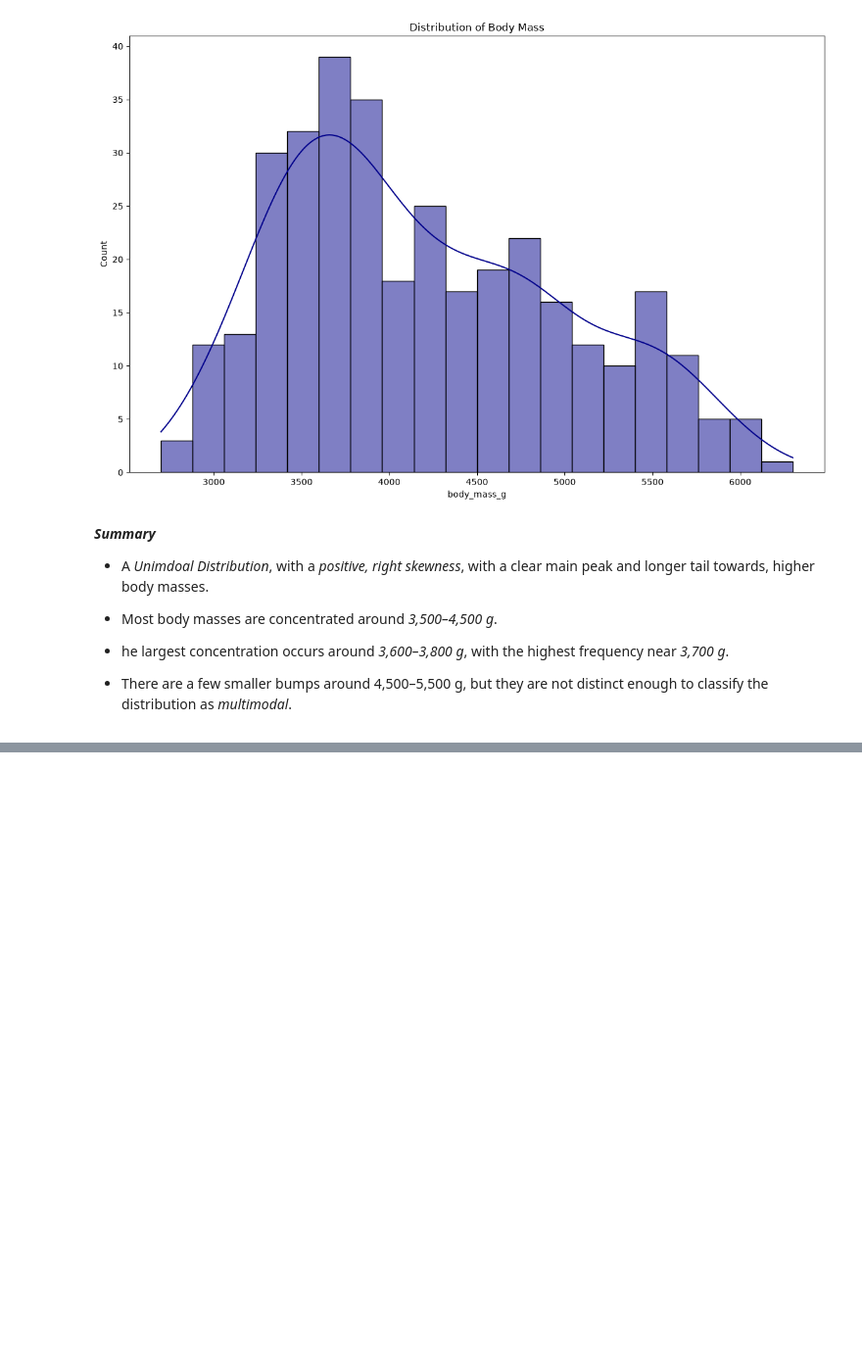
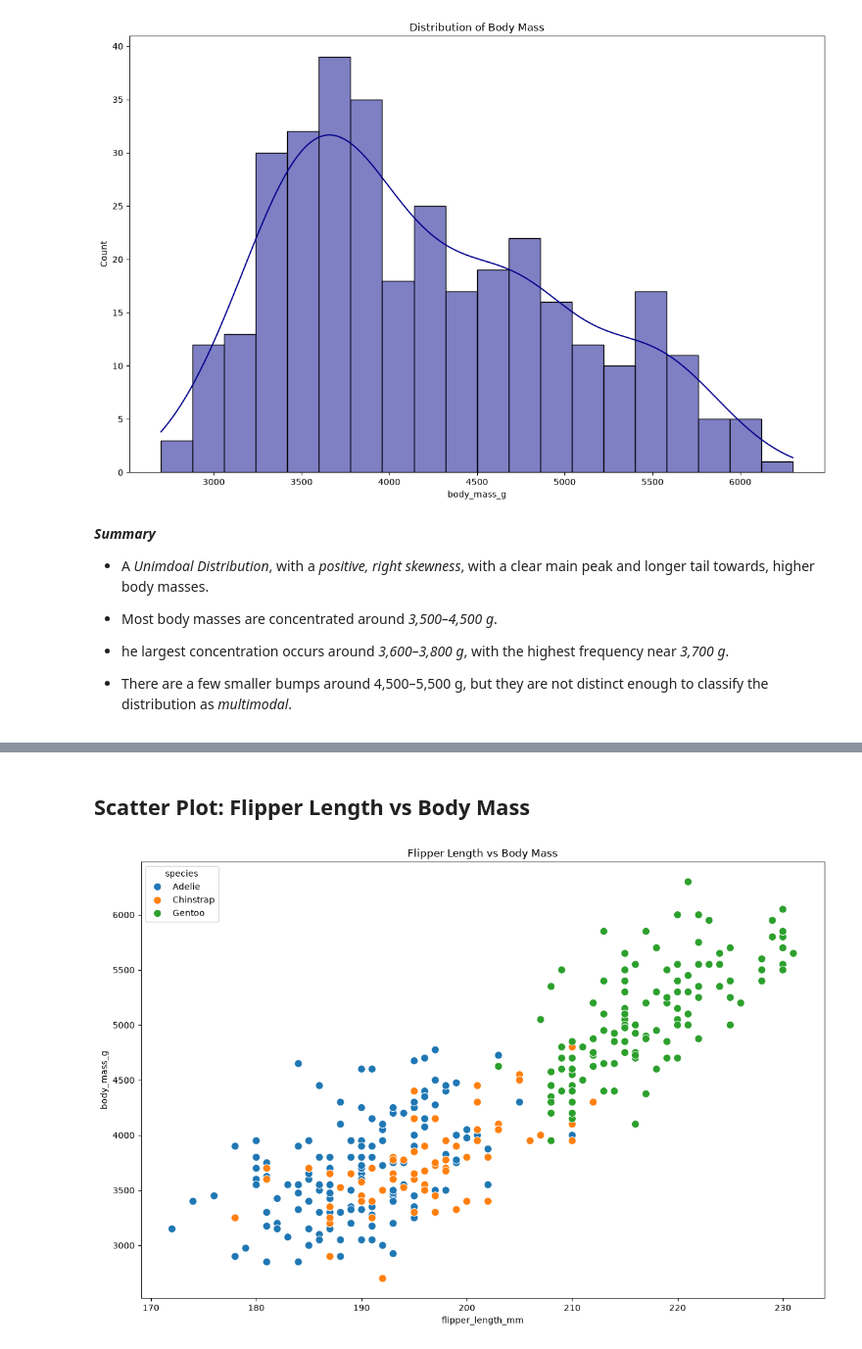
Before and after one commit to CH-CHISAKA/Machine_Learning_and_Data_Science, a Jupyter notebook: 04-assignments/01-assignment/palmer-penguins.ipynb, the cells around one changed output, grey strips where cells are left out. Shown at 98% size. Saved outputs shown, nothing was run; the diff lists cells and outputs as text; code cells hidden in the pictures; blank space fills up the shorter version.

```diff
--- a/04-assignments/01-assignment/palmer-penguins.ipynb
+++ b/04-assignments/01-assignment/palmer-penguins.ipynb
@@ -201,0 +259,16 @@ plt.show()
+# %% [markdown]
+## Scatter Plot: Flipper Length vs Body Mass
+# %%
+plt.figure(figsize=(12,8))
+sns.scatterplot(
+    data=penguins,
+    x="flipper_length_mm",
+    y="body_mass_g",
+    hue="species",
+    s=80
+)
+plt.title("Flipper Length vs Body Mass")
+plt.tight_layout()
+plt.show()
+# %% [output]
+[figure, added]
```
Also changed, not shown: parts of 14 cells of this notebook, 2 other files.
